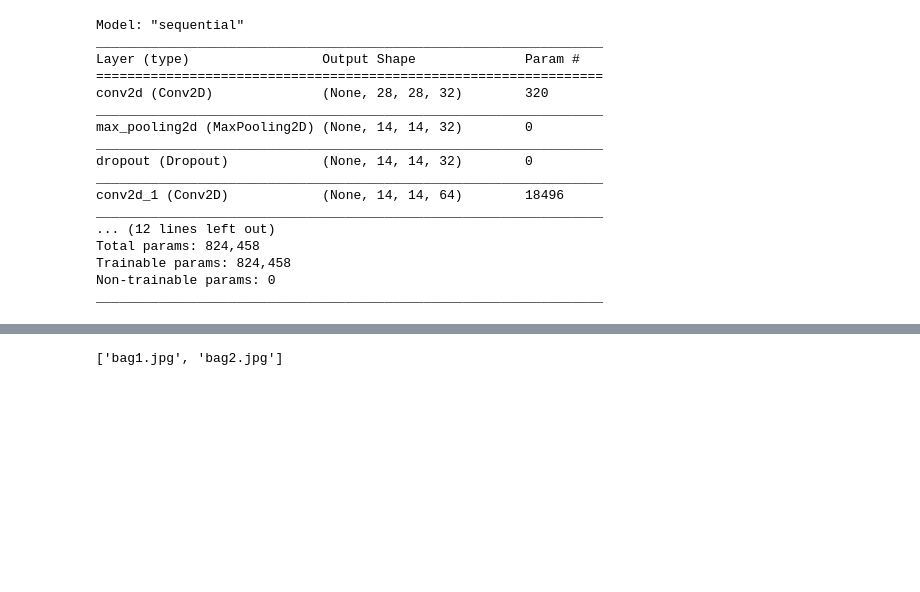
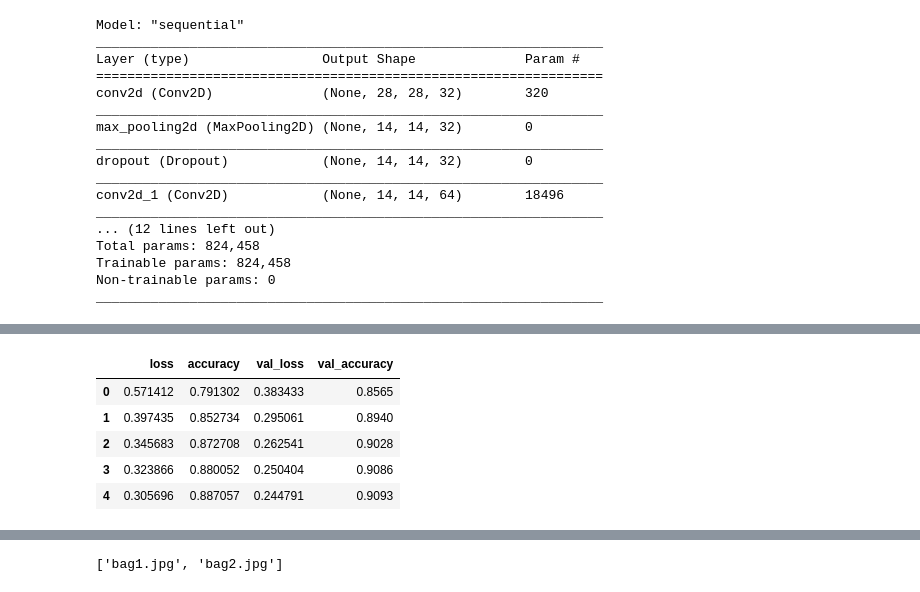
Before and after one commit to RinerAlexander/FashionVision, a Jupyter notebook: MachineLearningEpoch60.ipynb, the cells around one changed output, grey strips where cells are left out. Drawn from its saved outputs; the diff is of its cells as text; code cells hidden in the pictures; blank space fills up the shorter version.

```diff
--- a/MachineLearningEpoch60.ipynb
+++ b/MachineLearningEpoch60.ipynb
@@ -179,0 +200,12 @@ plt.show()
+# %%
+# df = pd.DataFrame(list(history.history.items()),orient = "columns", columns = ['loss','accuracy'])
+history_history_df = pd.DataFrame.from_dict(history.history)
+# %%
+history_history_df.head()
+# %% [output]
+|  | loss | accuracy | val_loss | val_accuracy |
+| 0 | 0.571412 | 0.791302 | 0.383433 | 0.8565 |
+| 1 | 0.397435 | 0.852734 | 0.295061 | 0.8940 |
+| 2 | 0.345683 | 0.872708 | 0.262541 | 0.9028 |
+| 3 | 0.323866 | 0.880052 | 0.250404 | 0.9086 |
+| 4 | 0.305696 | 0.887057 | 0.244791 | 0.9093 |
```
Also changed, not shown: parts of 12 cells of this notebook, 17 other files.
